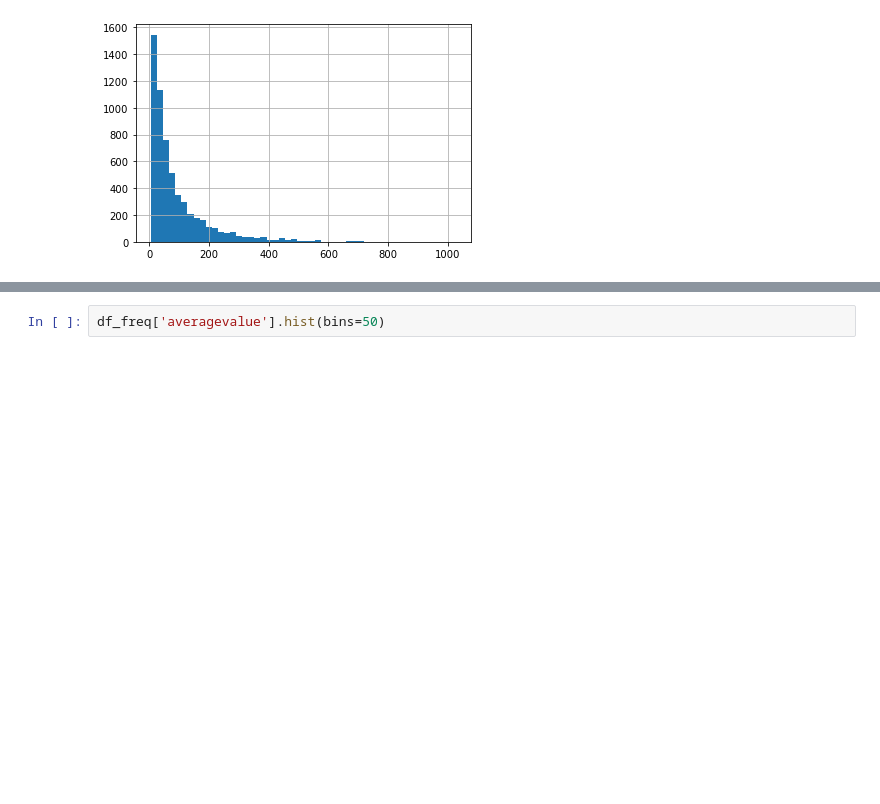
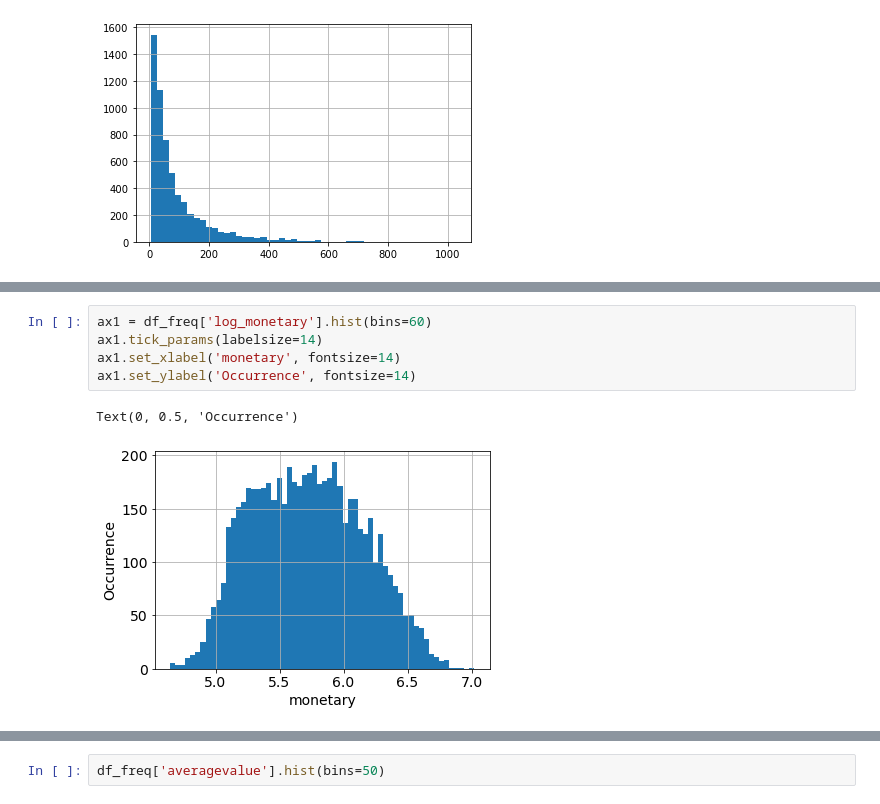
Before and after one commit to gap689/blackfriday-analysis, a Jupyter notebook: BlackFriday.ipynb, the cells around one changed output, grey strips where cells are left out. Drawn from its saved outputs; the diff is of its cells as text; blank space fills up the shorter version.

```diff
--- a/BlackFriday.ipynb
+++ b/BlackFriday.ipynb
@@ -179,0 +201,8 @@ df_freq['frequency'].hist(bins=50)
+# %%
+ax1 = df_freq['log_monetary'].hist(bins=60)
+ax1.tick_params(labelsize=14)
+ax1.set_xlabel('monetary', fontsize=14)
+ax1.set_ylabel('Occurrence', fontsize=14)
+# %% [output]
+Text(0, 0.5, 'Occurrence')
+[figure, added]
```
Also changed, not shown: parts of 9 cells of this notebook.
